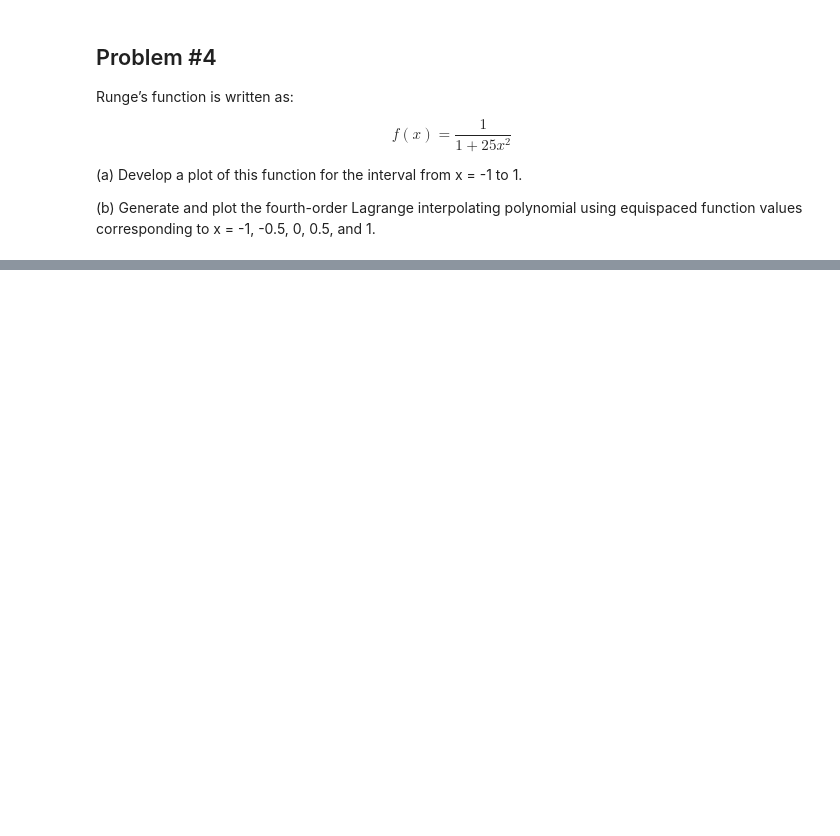
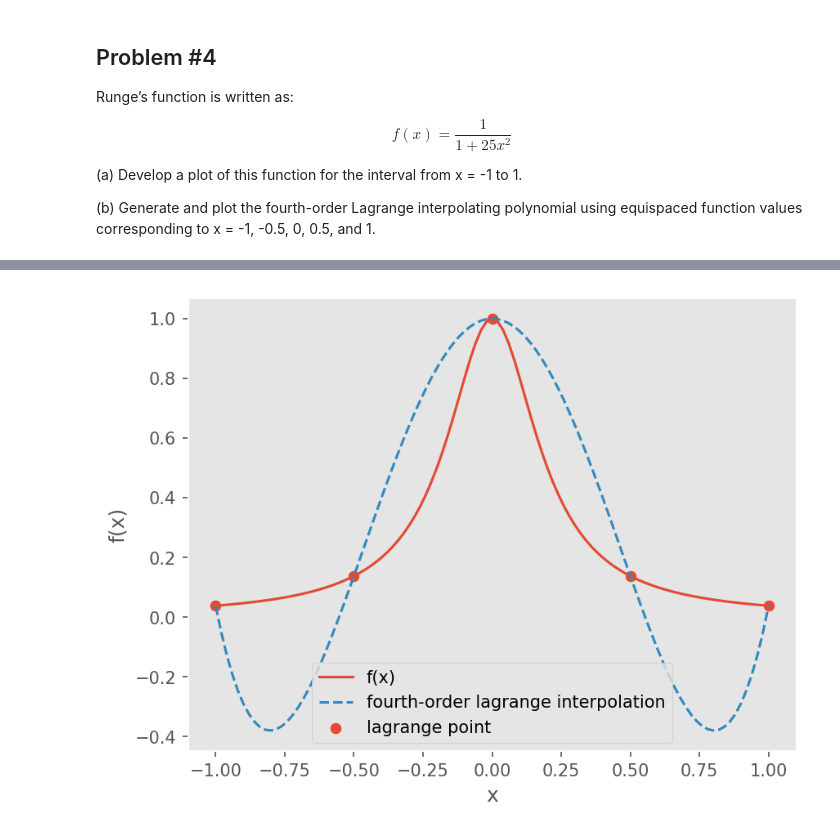
Before and after one commit to Donghoon-Y/inha, a Jupyter notebook: summer study/Assignment_05_Reg_Int.ipynb, the cells around one changed output, grey strips where cells are left out. Drawn from its saved outputs; the diff is of its cells as text; code cells hidden in the pictures; blank space fills up the shorter version.

```diff
--- a/summer study/Assignment_05_Reg_Int.ipynb
+++ b/summer study/Assignment_05_Reg_Int.ipynb
@@ -147,7 +240,21 @@ raise NotImplementedError()
 # %%
 # Write your answer (b)
 # YOUR CODE HERE
-raise NotImplementedError()
+xis = np.array([-1, -0.5, 0, 0.5, 1])
+fis = f(xis)
+
+result_fuction = lagint(xis, fis,x)
+
+plt.plot(x, f(x), label = 'f(x)')
+plt.plot(x, result_fuction, linestyle = '--', label = 'fourth-order lagrange interpolation')
+plt.scatter(xis, fis, label = 'lagrange point')
+plt.legend()
+plt.xlabel("x")
+plt.ylabel("f(x)")
+plt.grid()
+plt.show()
+# %% [output]
+[figure, added]
 # %%
 # Do not remove!!
 def Runge(x):
```
Also changed, not shown: parts of 6 cells of this notebook, 1 other file.
